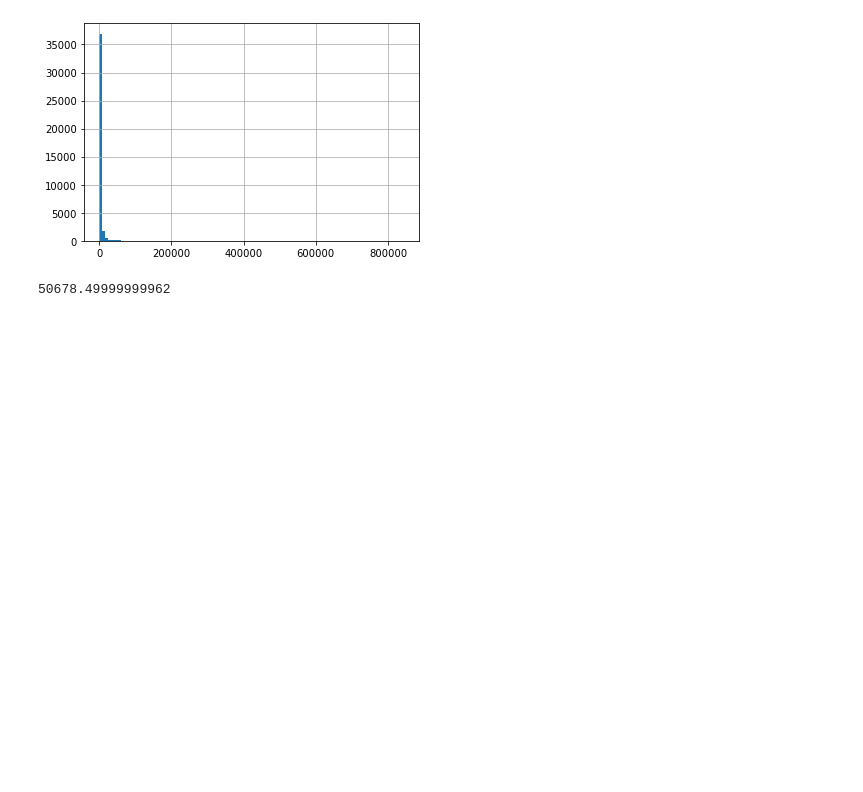
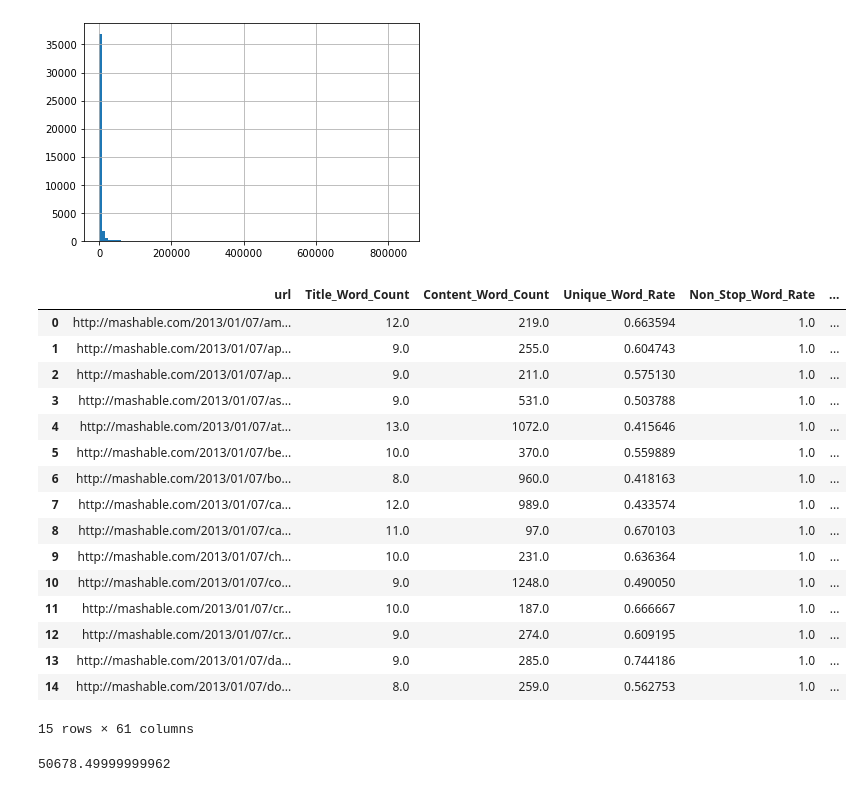
Before and after one commit to szig97/article-popularity-machine-learning, a Jupyter notebook: Data Cleaning/datacleaning.ipynb, the cells around one changed output. Cells and saved outputs as stored; diff of their text form; code cells hidden in the pictures; blank space fills up the shorter version.

Commit message:
Added Category Column

```diff
--- a/Data Cleaning/datacleaning.ipynb
+++ b/Data Cleaning/datacleaning.ipynb
@@ -115,6 +115,31 @@ transformed_article_df["Shares"].hist(bins=100)
 # %% [output]
 <matplotlib.axes._subplots.AxesSubplot at 0x...>
 [figure]
+# %%
+transformed_article_df["Category"]='Very Unpopular'
+transformed_article_df.loc[transformed_article_df['Shares'] > bins[0],'Category'] = 'Unpopular'
+transformed_article_df.loc[transformed_article_df['Shares'] > bins[1],'Category'] = 'Somewhat Popular'
+transformed_article_df.loc[transformed_article_df['Shares'] > bins[2],'Category'] = 'Popular'
+transformed_article_df.loc[transformed_article_df['Shares'] > bins[3],'Category'] = 'Very Popular'
+transformed_article_df.head(15)
+# %% [output]
+|  | url | Title_Word_Count | Content_Word_Count | Unique_Word_Rate | Non_Stop_Word_Rate | ... |
+| 0 | http://mashable.com/2013/01/07/am... | 12.0 | 219.0 | 0.663594 | 1.0 | ... |
+| 1 | http://mashable.com/2013/01/07/ap... | 9.0 | 255.0 | 0.604743 | 1.0 | ... |
+| 2 | http://mashable.com/2013/01/07/ap... | 9.0 | 211.0 | 0.575130 | 1.0 | ... |
+| 3 | http://mashable.com/2013/01/07/as... | 9.0 | 531.0 | 0.503788 | 1.0 | ... |
+| 4 | http://mashable.com/2013/01/07/at... | 13.0 | 1072.0 | 0.415646 | 1.0 | ... |
+| 5 | http://mashable.com/2013/01/07/be... | 10.0 | 370.0 | 0.559889 | 1.0 | ... |
+| 6 | http://mashable.com/2013/01/07/bo... | 8.0 | 960.0 | 0.418163 | 1.0 | ... |
+| 7 | http://mashable.com/2013/01/07/ca... | 12.0 | 989.0 | 0.433574 | 1.0 | ... |
+| 8 | http://mashable.com/2013/01/07/ca... | 11.0 | 97.0 | 0.670103 | 1.0 | ... |
+| 9 | http://mashable.com/2013/01/07/ch... | 10.0 | 231.0 | 0.636364 | 1.0 | ... |
+| 10 | http://mashable.com/2013/01/07/co... | 9.0 | 1248.0 | 0.490050 | 1.0 | ... |
+| 11 | http://mashable.com/2013/01/07/cr... | 10.0 | 187.0 | 0.666667 | 1.0 | ... |
+| 12 | http://mashable.com/2013/01/07/cr... | 9.0 | 274.0 | 0.609195 | 1.0 | ... |
+| 13 | http://mashable.com/2013/01/07/da... | 9.0 | 285.0 | 0.744186 | 1.0 | ... |
+| 14 | http://mashable.com/2013/01/07/do... | 8.0 | 259.0 | 0.562753 | 1.0 | ... |
+15 rows × 61 columns
 # %%
 transformed_article_df["Shares"].quantile(q=0.995)
 # %% [output]
```
Also changed, not shown: 1 other file.
